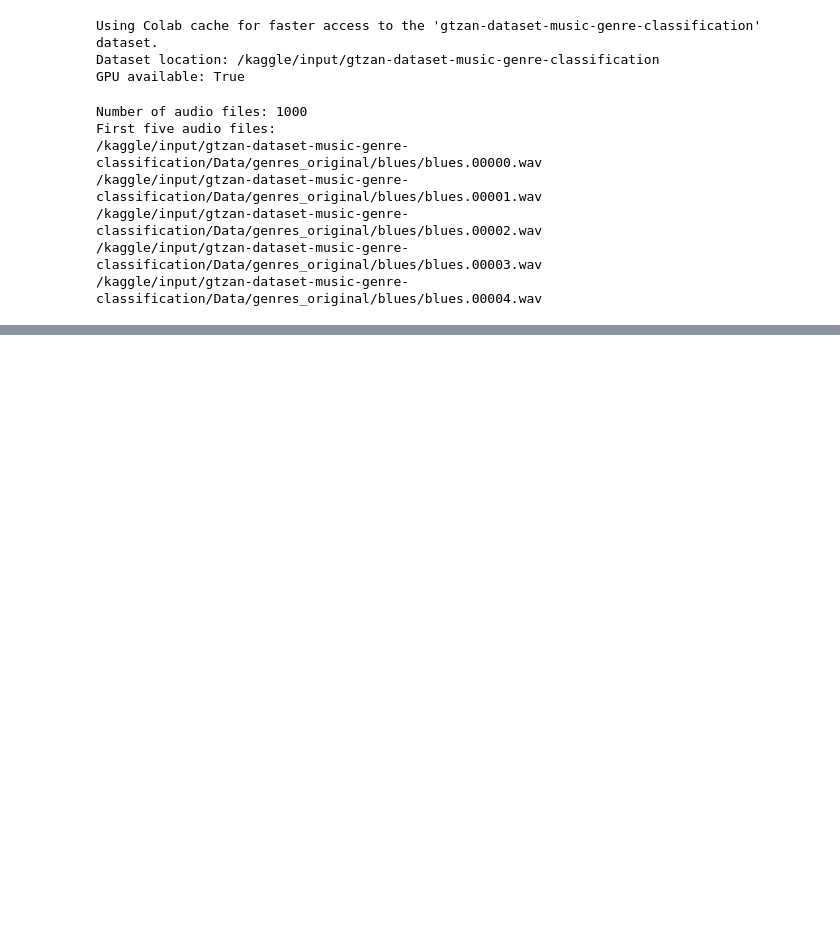
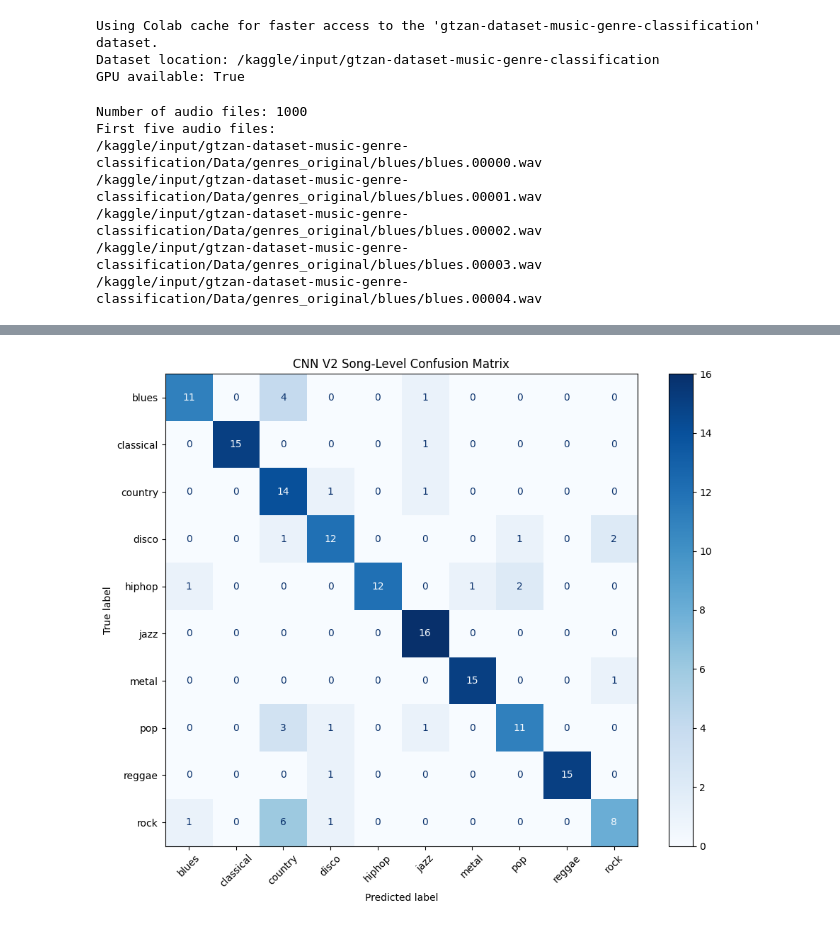
Before and after one commit to bunjiro1213/gtzan-music-genre-classification, a Jupyter notebook: GTZAN_CNN.ipynb, the cells around one changed output, grey strips where cells are left out. Saved outputs shown, nothing was run; the diff lists cells and outputs as text; code cells hidden in the pictures; blank space fills up the shorter version.

```diff
--- a/GTZAN_CNN.ipynb
+++ b/GTZAN_CNN.ipynb
@@ -568,0 +503,8 @@ Number of incorrect predictions: 70
+# %%
+# Initialize CNN v2
+model = GenreCNNv2().to(device)
+# Set up loss and optimizer for the NEW model
+criterion = nn.CrossEntropyLoss()
+optimizer = optim.Adam(model.parameters(), lr=0.001)
+print("CNN v2 initialized!")
+print("Using device:", device)
@@ -568,0 +605,73 @@ Number of incorrect predictions: 70
+# %%
+from sklearn.metrics import (
+    accuracy_score,
+    classification_report,
+    confusion_matrix,
+    ConfusionMatrixDisplay
+)
+
+# Evaluate CNN v2
+model.eval()
+all_probs = []
+with torch.no_grad():
+    for X, y in val_loader:
+        X = X.to(device)
+        outputs = model(X)
+        probs = torch.softmax(outputs, dim=1)
+        all_probs.append(probs.cpu())
+all_probs = torch.cat(all_probs)
+
+# Window-level accuracy
+song_labels = data["val"][1]
+window_labels = np.repeat(song_labels, 10)
+window_predictions = all_probs.argmax(dim=1).numpy()
+
+window_accuracy_v2 = accuracy_score(
+    window_labels, window_predictions
+)
+
+# Song-level accuracy
+song_probs = all_probs.reshape(-1, 10, 10).mean(dim=1)
+song_predictions = song_probs.argmax(dim=1).numpy()
+song_accuracy_v2 = accuracy_score(
+    song_labels, song_predictions
+)
+
+# Compare CNN v1 and CNN v2
+print("CNN V1 vs CNN V2")
+print("------------------------")
+print(f"V1 Window Accuracy: {baseline_window_acc:.2%}")
+print(f"V2 Window Accuracy: {window_accuracy_v2:.2%}")
+print()
+print(f"V1 Song Accuracy: {baseline_song_acc:.2%}")
+print(f"V2 Song Accuracy: {song_accuracy_v2:.2%}")
+
+# Classification report
+print("\nCNN V2 Classification Report:")
+print(classification_report(
+    song_labels,
+    song_predictions,
+    labels=range(len(genres)),
+    target_names=genres,
+    zero_division=0
+))
+
+# Confusion matrix
+cm = confusion_matrix(
+    song_labels,
+    song_predictions,
+    labels=range(len(genres))
+)
+
+disp = ConfusionMatrixDisplay(
+    confusion_matrix=cm,
+    display_labels=genres
+)
+
+fig, ax = plt.subplots(figsize=(10, 8))
+disp.plot(ax=ax, cmap="Blues", xticks_rotation=45)
+
+plt.title("CNN V2 Song-Level Confusion Matrix")
+plt.tight_layout()
+plt.show()
+# %% [output]
@@ -568,0 +695 @@ Number of incorrect predictions: 70
+[figure, added]
```
Also changed, not shown: parts of 44 cells of this notebook.
